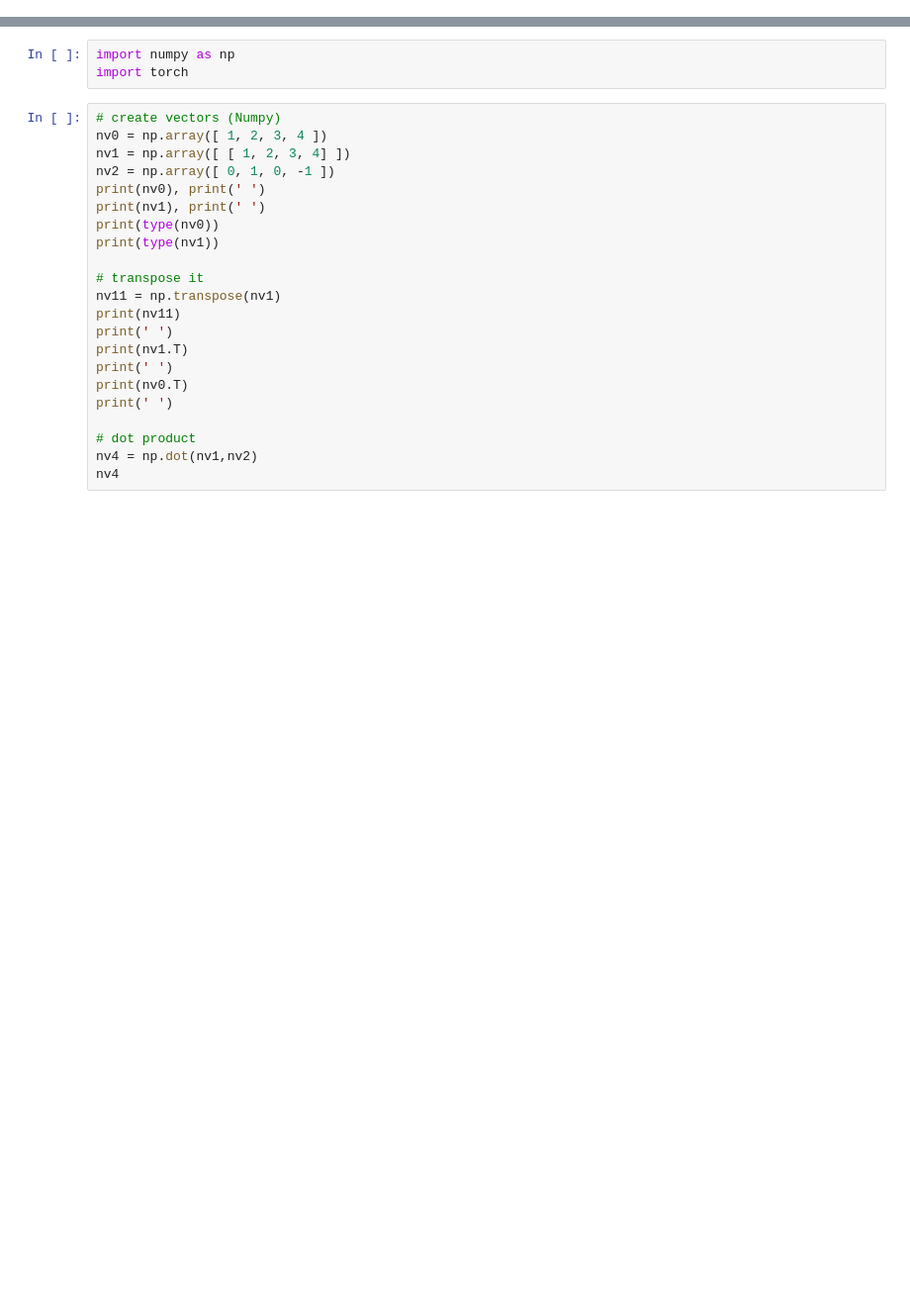
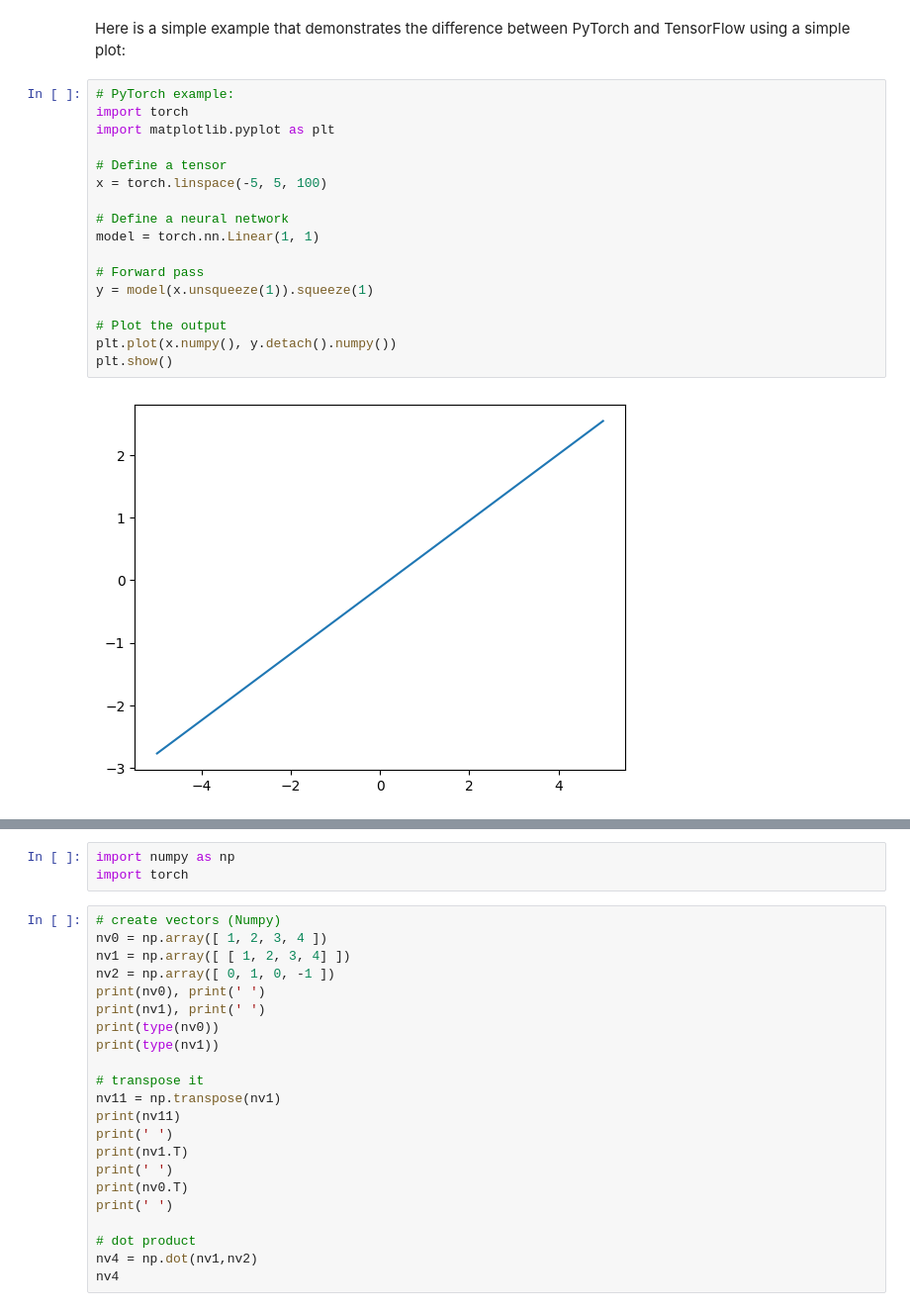
Before and after one commit to Hamid-Mofidi/Deep_Learning_with_Python_intro, a Jupyter notebook: Python_Intro/Pyth_intro_3(Numpy_PyTorch).ipynb, the cells around one changed output, grey strips where cells are left out. Shown: that part at 99% size. Drawn from its saved outputs; the diff is of its cells as text; blank space fills up the shorter version.

```diff
--- a/Python_Intro/Pyth_intro_3(Numpy_PyTorch).ipynb
+++ b/Python_Intro/Pyth_intro_3(Numpy_PyTorch).ipynb
@@ -2,0 +15,21 @@
+# %% [markdown]
+Here is a simple example that demonstrates the difference between PyTorch and TensorFlow using a simple plot:
+# %%
+# PyTorch example:
+import torch
+import matplotlib.pyplot as plt
+
+# Define a tensor
+x = torch.linspace(-5, 5, 100)
+
+# Define a neural network
+model = torch.nn.Linear(1, 1)
+
+# Forward pass
+y = model(x.unsqueeze(1)).squeeze(1)
+
+# Plot the output
+plt.plot(x.numpy(), y.detach().numpy())
+plt.show()
+# %% [output]
+[figure, added]
```
Also changed, not shown: parts of 5 cells of this notebook.
